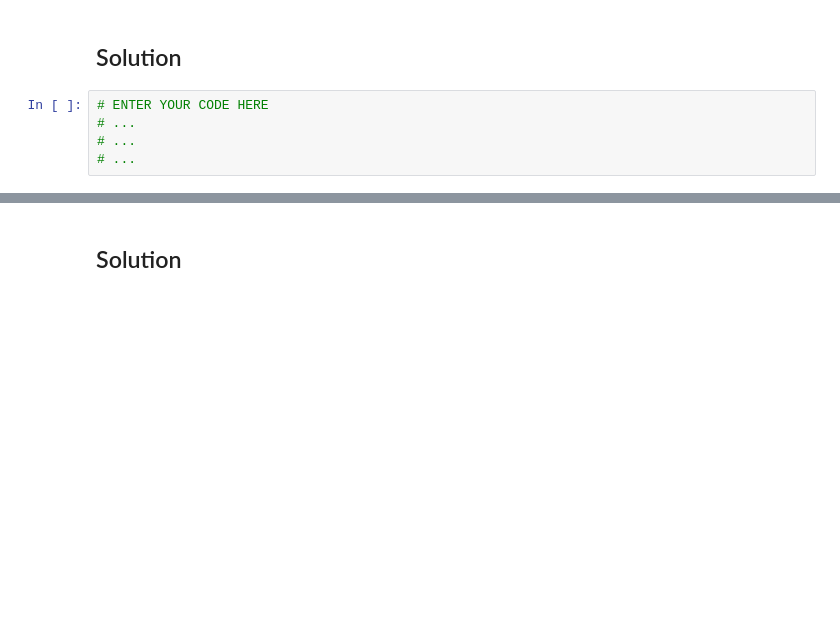
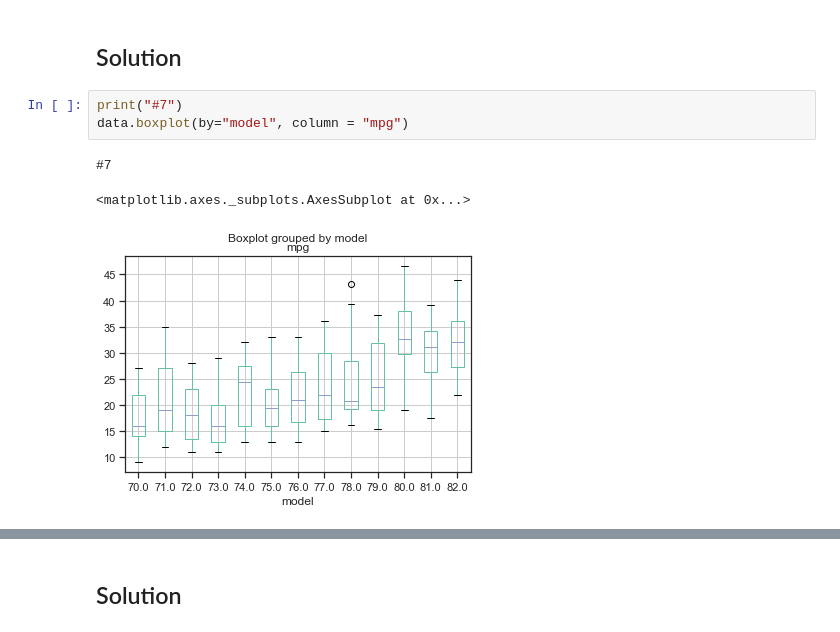
Before and after one commit to AdamCorbinFAUPhD/CAP5768-Intro-to-Data-Science, a Jupyter notebook: assignment_1/CAP5768_Assignment1_Corbin_Adam.ipynb, the cells around one changed output, grey strips where cells are left out. Drawn from its saved outputs; the diff is of its cells as text; blank space fills up the shorter version.

```diff
--- a/assignment_1/CAP5768_Assignment1_Corbin_Adam.ipynb
+++ b/assignment_1/CAP5768_Assignment1_Corbin_Adam.ipynb
@@ -732,8 +786,10 @@ Hint:
 ``data['Country_code'] = data.origin.replace([1,2,3],['USA','Europe','Japan'])``
 # %% [markdown]
 ## Solution
-# %%
-# ENTER YOUR CODE HERE
-# ...
-# ...
-# ...
+# %%
+print("#7")
+data.boxplot(by="model", column = "mpg")
+# %% [output]
+#7
+<matplotlib.axes._subplots.AxesSubplot at 0x...>
+[figure, added]
```
Also changed, not shown: parts of 26 cells of this notebook, 2 other files.
